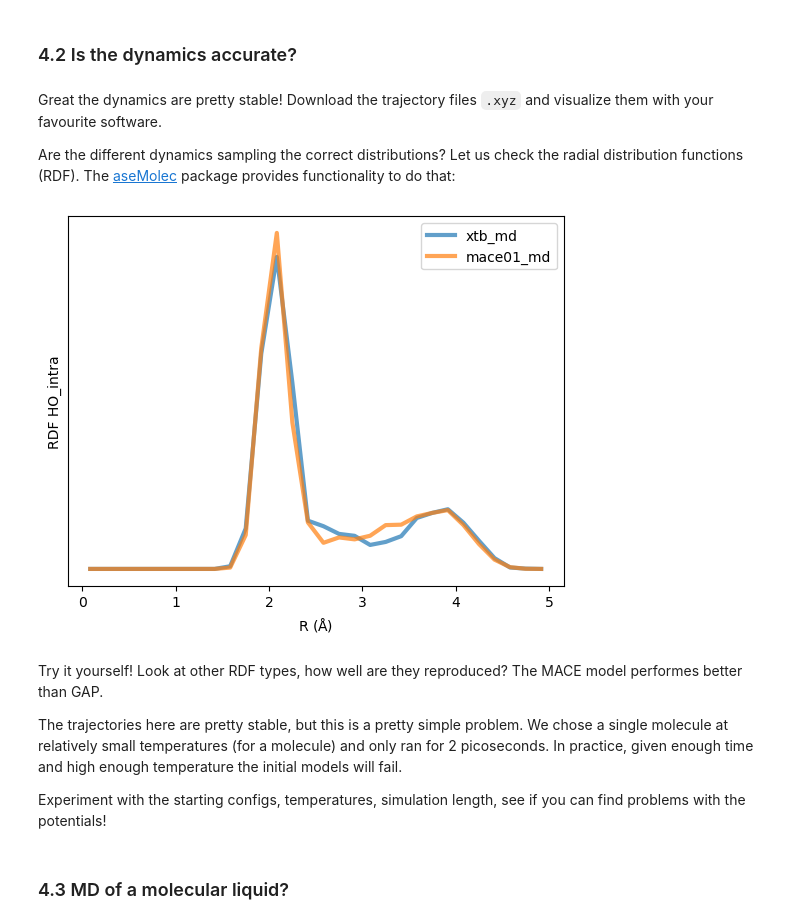
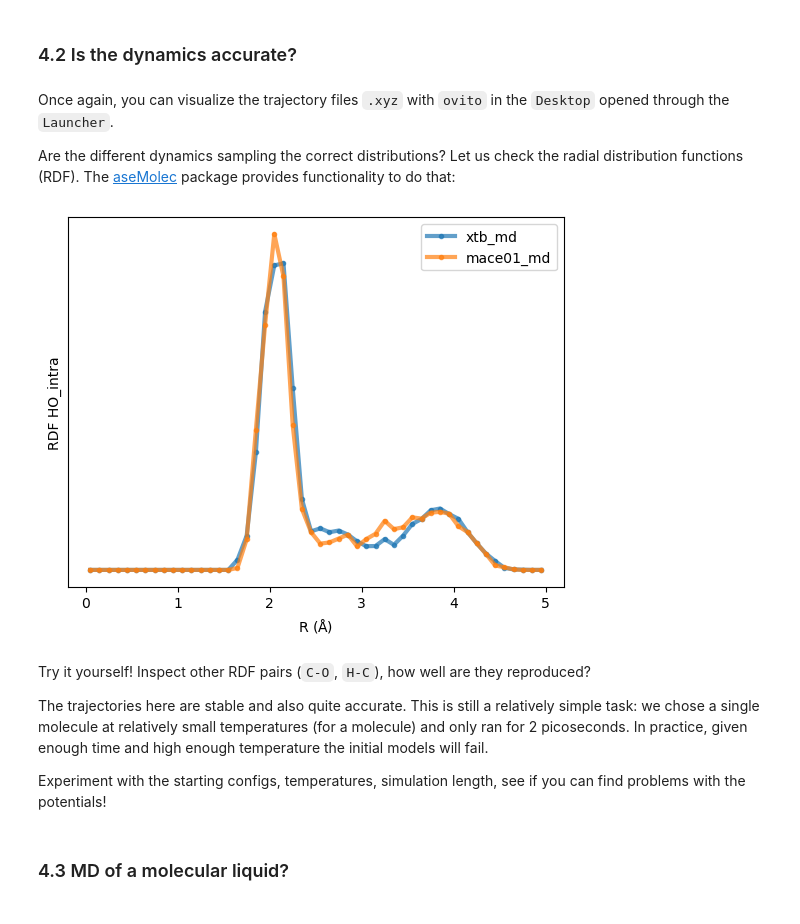
Before and after one commit to imagdau/Tutorials, a Jupyter notebook: T01-MACE-Practice-I.ipynb, the cells around one changed output. Cells and saved outputs as stored; diff of their text form; code cells hidden in the pictures.

```diff
--- a/T01-MACE-Practice-I.ipynb
+++ b/T01-MACE-Practice-I.ipynb
@@ -576,32 +580,32 @@ MD finished in 14.01 minutes!
 # %% [markdown]
 ### 4.2 Is the dynamics accurate?
 # %% [markdown]
-Great the dynamics are pretty stable! Download the trajectory files `.xyz` and visualize them with your favourite software.
+Once again, you can visualize the trajectory files `.xyz` with `ovito` in the `Desktop` opened through the `Launcher`.
 
 Are the different dynamics sampling the correct distributions? Let us check the radial distribution functions (RDF). The [aseMolec](https://github.com/imagdau/aseMolec) package provides functionality to do that:
 # %%
 from aseMolec import anaAtoms as aa
 
 tag = 'HO_intra' #choose one of 'HH_intra', 'HC_intra', 'HO_intra', 'CC_intra', 'CO_intra', 'OO_intra'
 
 for f in ['xtb_md', 'mace01_md']:
     traj = read('moldyn/'+f+'.xyz', '50:') #ignore first 50 frames
     for at in traj:
         at.pbc = True #create a fake box for rdf compatibility
         at.cell = [100,100,100]
-    rdf = aa.compute_rdfs_traj_avg(traj, rmax=5, nbins=30) #aseMolec provides functionality to compute RDFs
-    plt.plot(rdf[1], rdf[0][tag], label=f, alpha=0.7, linewidth=3)
+    rdf = aa.compute_rdfs_traj_avg(traj, rmax=5, nbins=50) #aseMolec provides functionality to compute RDFs
+    plt.plot(rdf[1], rdf[0][tag], '.-', label=f, alpha=0.7, linewidth=3)
 
 plt.legend();
 plt.yticks([]);
 plt.xlabel(r'R ($\rm \AA$)');
 plt.ylabel('RDF '+tag);
 # %% [output]
-[figure, old version]
+[figure, new version]
 # %% [markdown]
-Try it yourself! Look at other RDF types, how well are they reproduced? The MACE model performes better than GAP.
+Try it yourself! Inspect other RDF pairs (`C-O`, `H-C`), how well are they reproduced?
 
-The trajectories here are pretty stable, but this is a pretty simple problem. We chose a single molecule at relatively small temperatures (for a molecule) and only ran for 2 picoseconds. In practice, given enough time and high enough temperature the initial models will fail.
+The trajectories here are stable and also quite accurate. This is still a relatively simple task: we chose a single molecule at relatively small temperatures (for a molecule) and only ran for 2 picoseconds. In practice, given enough time and high enough temperature the initial models will fail.
 
 Experiment with the starting configs, temperatures, simulation length, see if you can find problems with the potentials!
 # %% [markdown]
```
Also changed, not shown: parts of 7 cells of this notebook, 2 other files.
